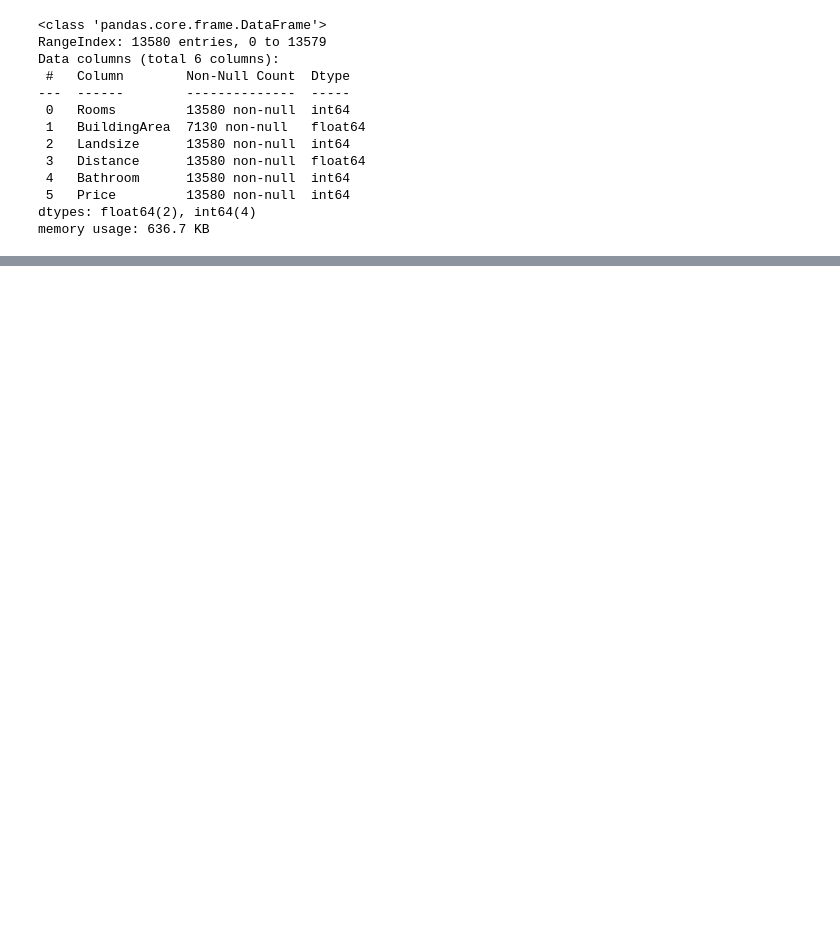
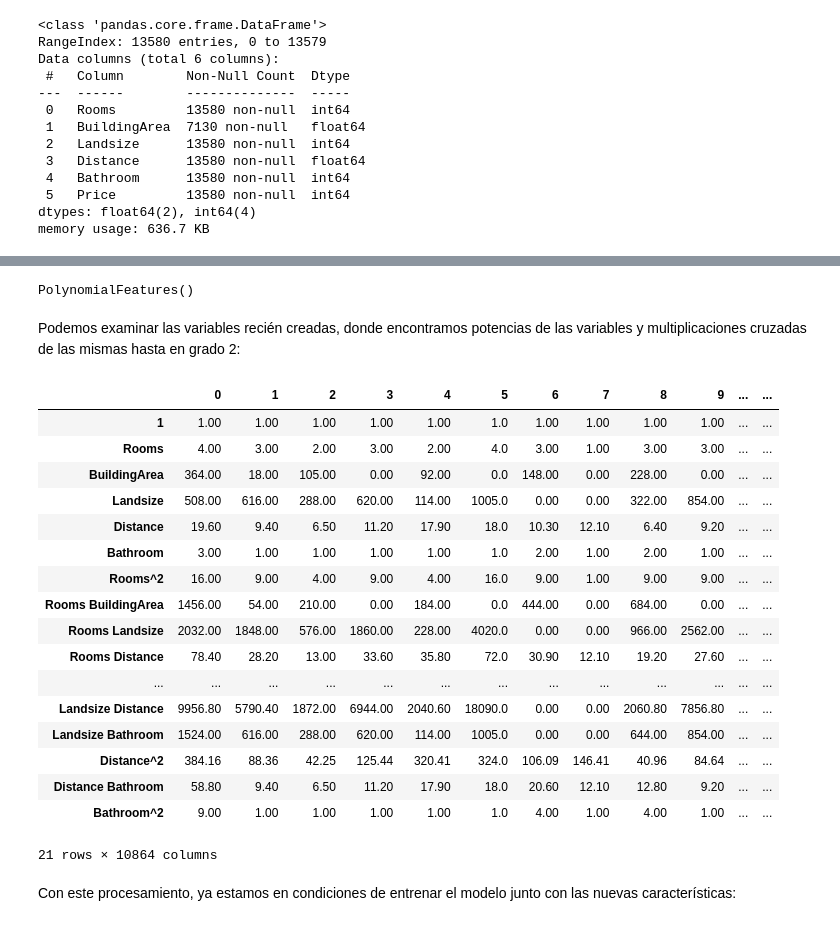
Before and after one commit to czammar/ai_programming_foundations, a Jupyter notebook: notebooks/05b_train_ml_transformations.ipynb, the cells around one changed output, grey strips where cells are left out. Cells and saved outputs as stored; diff of their text form; code cells hidden in the pictures; blank space fills up the shorter version.

```diff
--- a/notebooks/05b_train_ml_transformations.ipynb
+++ b/notebooks/05b_train_ml_transformations.ipynb
@@ -370,27 +201,0 @@ models_regresion
-# %%
-errors_train = []
-errors_test = []
-
-for model_name in models_regresion.keys():
-
-    print("Modelo:", model_name)
-    model = models_regresion[model_name]
-
-    # Ajusta el modelo con los datos de prueba
-    model.fit(X_train,y_train)
-
-    y_train_pred = model.predict(X_train)
-    y_test_pred = model.predict(X_test)
-
-    # error en conjunto de entrenamiento y prueba
-    error_train = mean_squared_error(y_train, y_train_pred)
-    error_test = mean_squared_error(y_test, y_test_pred)
-
-    errors_train.append(error_train)
-    errors_test.append(error_test)
-
-    # errores
-    print("Error RSME en train:", round(error_train,2) )
-    print("Error RSME en test:", round(error_test,2) )
-
-    print("----------------------------------------------")
@@ -489,0 +261,43 @@ sns.lineplot(
+# %%
+from sklearn.preprocessing import PolynomialFeatures
+
+poly = PolynomialFeatures(degree=2)
+# %%
+poly.fit(X_train[features])
+# %% [output]
+PolynomialFeatures()
+# %%
+X_train_poly = pd.DataFrame(
+    poly.transform(X_train[features]),
+    columns=poly.get_feature_names_out(features)
+    )
+
+X_test_poly = pd.DataFrame(
+    poly.transform(X_test[features]),
+    columns=poly.get_feature_names_out(features)
+    )
+# %% [markdown]
+Podemos examinar las variables recién creadas, donde encontramos potencias de las variables y multiplicaciones cruzadas de las mismas hasta en grado 2:
+# %%
+X_train_poly.transpose()
+# %% [output]
+|  | 0 | 1 | 2 | 3 | 4 | 5 | 6 | 7 | 8 | 9 | ... | ... |
+| 1 | 1.00 | 1.00 | 1.00 | 1.00 | 1.00 | 1.0 | 1.00 | 1.00 | 1.00 | 1.00 | ... | ... |
+| Rooms | 4.00 | 3.00 | 2.00 | 3.00 | 2.00 | 4.0 | 3.00 | 1.00 | 3.00 | 3.00 | ... | ... |
+| BuildingArea | 364.00 | 18.00 | 105.00 | 0.00 | 92.00 | 0.0 | 148.00 | 0.00 | 228.00 | 0.00 | ... | ... |
+| Landsize | 508.00 | 616.00 | 288.00 | 620.00 | 114.00 | 1005.0 | 0.00 | 0.00 | 322.00 | 854.00 | ... | ... |
+| Distance | 19.60 | 9.40 | 6.50 | 11.20 | 17.90 | 18.0 | 10.30 | 12.10 | 6.40 | 9.20 | ... | ... |
+| Bathroom | 3.00 | 1.00 | 1.00 | 1.00 | 1.00 | 1.0 | 2.00 | 1.00 | 2.00 | 1.00 | ... | ... |
+| Rooms^2 | 16.00 | 9.00 | 4.00 | 9.00 | 4.00 | 16.0 | 9.00 | 1.00 | 9.00 | 9.00 | ... | ... |
+| Rooms BuildingArea | 1456.00 | 54.00 | 210.00 | 0.00 | 184.00 | 0.0 | 444.00 | 0.00 | 684.00 | 0.00 | ... | ... |
+| Rooms Landsize | 2032.00 | 1848.00 | 576.00 | 1860.00 | 228.00 | 4020.0 | 0.00 | 0.00 | 966.00 | 2562.00 | ... | ... |
+| Rooms Distance | 78.40 | 28.20 | 13.00 | 33.60 | 35.80 | 72.0 | 30.90 | 12.10 | 19.20 | 27.60 | ... | ... |
+| ... | ... | ... | ... | ... | ... | ... | ... | ... | ... | ... | ... | ... |
+| Landsize Distance | 9956.80 | 5790.40 | 1872.00 | 6944.00 | 2040.60 | 18090.0 | 0.00 | 0.00 | 2060.80 | 7856.80 | ... | ... |
+| Landsize Bathroom | 1524.00 | 616.00 | 288.00 | 620.00 | 114.00 | 1005.0 | 0.00 | 0.00 | 644.00 | 854.00 | ... | ... |
+| Distance^2 | 384.16 | 88.36 | 42.25 | 125.44 | 320.41 | 324.0 | 106.09 | 146.41 | 40.96 | 84.64 | ... | ... |
+| Distance Bathroom | 58.80 | 9.40 | 6.50 | 11.20 | 17.90 | 18.0 | 20.60 | 12.10 | 12.80 | 9.20 | ... | ... |
+| Bathroom^2 | 9.00 | 1.00 | 1.00 | 1.00 | 1.00 | 1.0 | 4.00 | 1.00 | 4.00 | 1.00 | ... | ... |
+21 rows × 10864 columns
+# %% [markdown]
+Con este procesamiento, ya estamos en condiciones de entrenar el modelo junto con las nuevas características:
```
Also changed, not shown: parts of 110 cells of this notebook.
